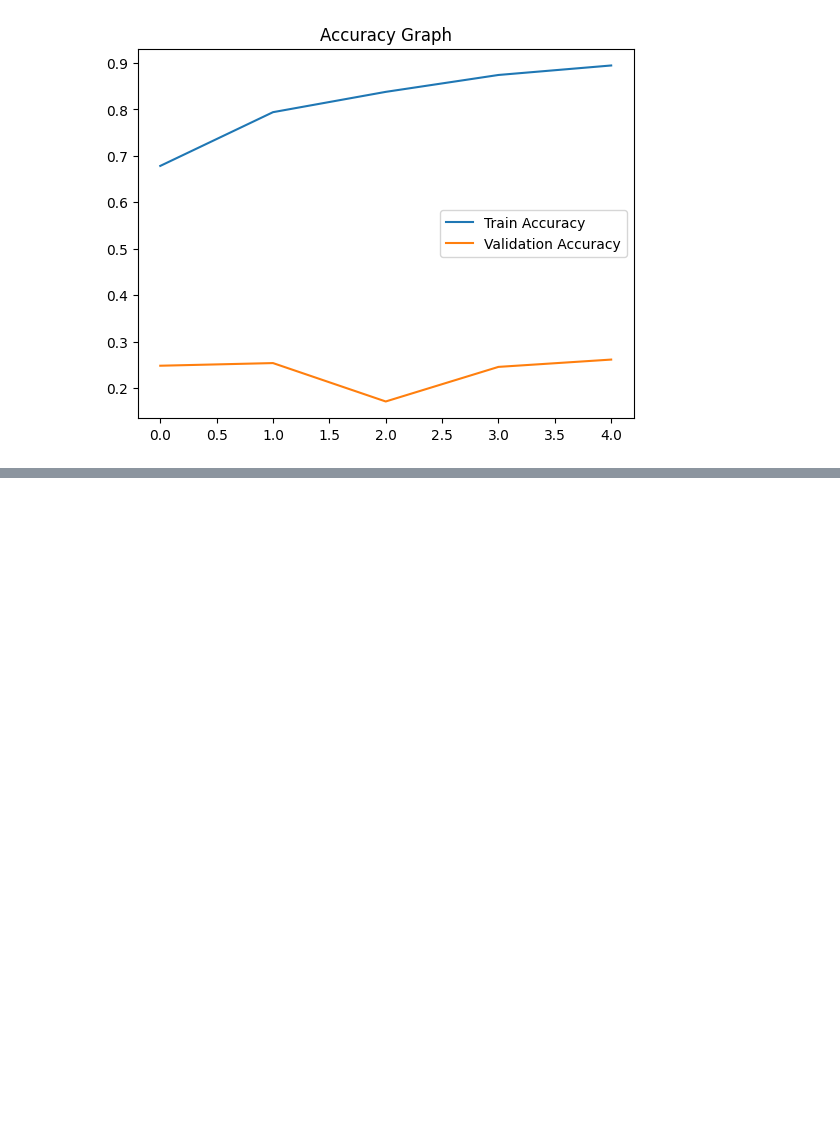
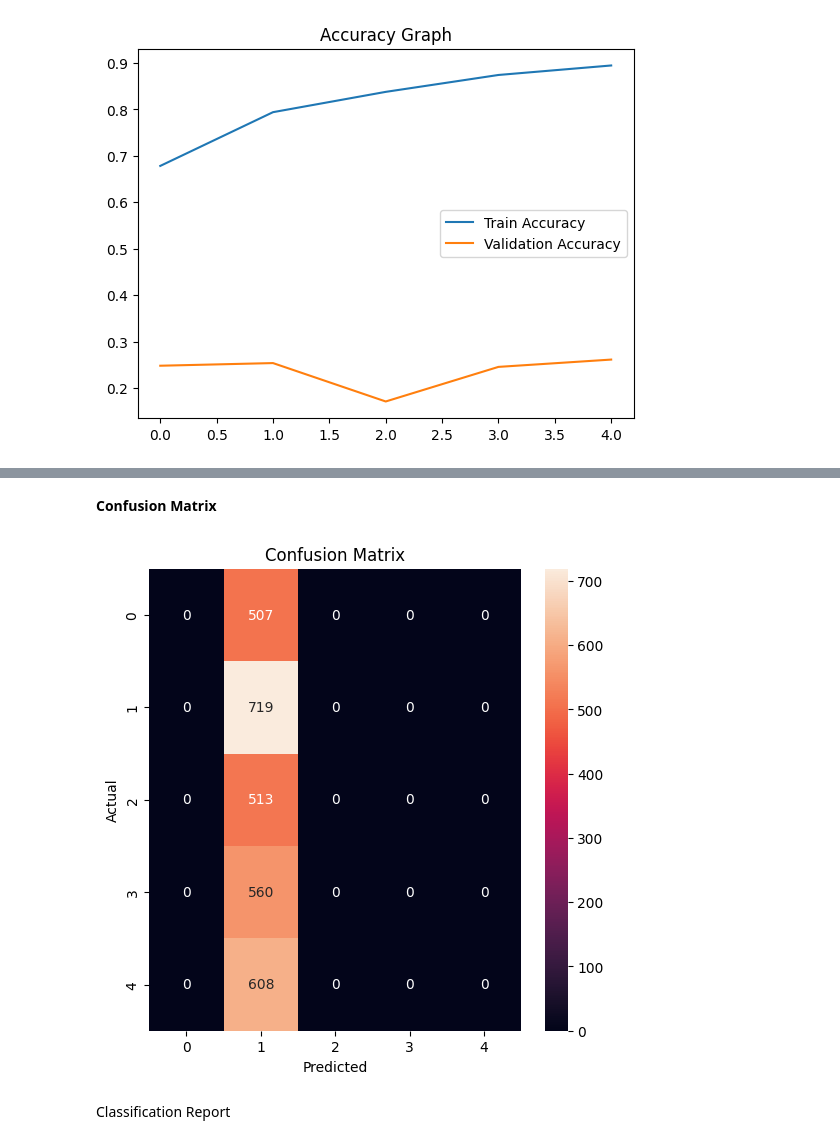
Before and after one commit to kyathamkarthik/plant-disease-advanced-ai, a Jupyter notebook: main.ipynb, the cells around one changed output, grey strips where cells are left out. Drawn from its saved outputs; the diff is of its cells as text; code cells hidden in the pictures; blank space fills up the shorter version.

```diff
--- a/main.ipynb
+++ b/main.ipynb
@@ -262,0 +324,10 @@ plt.show()
+# %%
+from sklearn.metrics import confusion_matrix, classification_report
+import seaborn as sns
+
+# Predict using combined generator
+y_pred = model.predict(train_gen, steps=train_data.samples // 32)
+
+y_pred_classes = np.argmax(y_pred, axis=1)
+
+y_true = train_data.classes[:len(y_pred_classes)]  # match length
@@ -262,0 +336,15 @@ plt.show()
+# %% [markdown]
+**Confusion Matrix**
+# %%
+cm = confusion_matrix(y_true, y_pred_classes)
+
+plt.figure(figsize=(6,6))
+sns.heatmap(cm, annot=True, fmt='d')
+plt.title("Confusion Matrix")
+plt.xlabel("Predicted")
+plt.ylabel("Actual")
+plt.show()
+# %% [output]
+[figure, added]
+# %% [markdown]
+Classification Report
```
Also changed, not shown: parts of 12 cells of this notebook.
